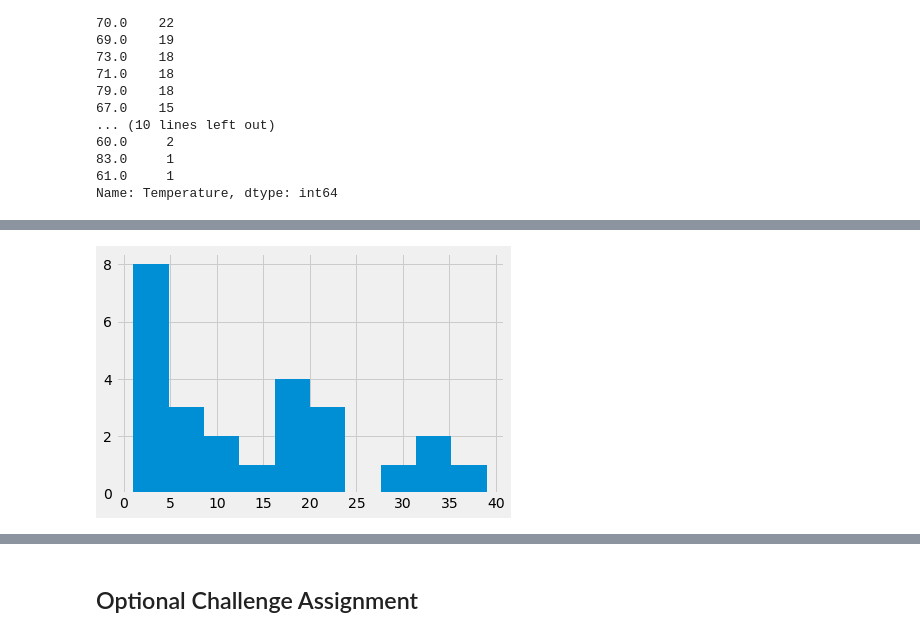
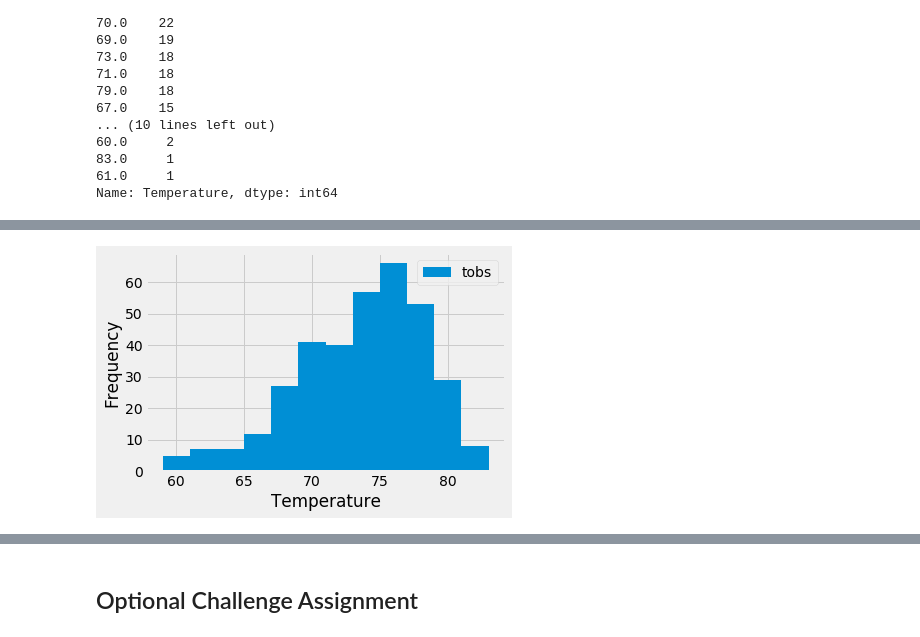
Before and after one commit to kglibrarian/datasciencebootcamp, a Jupyter notebook: Climate Change/climate_starter.ipynb, the cells around one changed output, grey strips where cells are left out. Saved outputs shown, nothing was run; the diff lists cells and outputs as text; code cells hidden in the pictures.

```diff
--- a/Climate Change/climate_starter.ipynb
+++ b/Climate Change/climate_starter.ipynb
@@ -350,13 +365,17 @@ Name: Temperature, dtype: int64
 # %%
 # Use Pandas Plotting with Matplotlib to plot the data
-ax = temp_frequency.hist()
-
+#ax = last_12_months_final_2['Temperature'].value_counts().hist(bins=12)
+ax = last_12_months_final_2['Temperature'].hist(bins=12)
+ax.legend(['tobs'])
+ax.set_xlabel("Temperature")
+ax.set_ylabel("Frequency")
+#plt.legend(['Red', 'Blue'])
 plt.tight_layout()
 plt.savefig("lastyearprecipitationforstation.png")
 plt.show()
 plt.close()
 # %% [output]
-[figure, old version]
+[figure, new version]
 # %% [markdown]
 ![precipitation](Images/station-histogram.png)
 # %%
```
Also changed, not shown: parts of 5 cells of this notebook, 2 other files.
